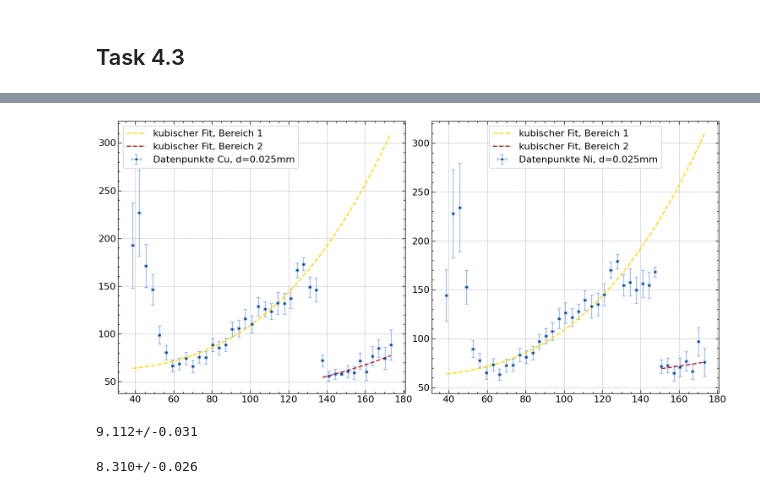
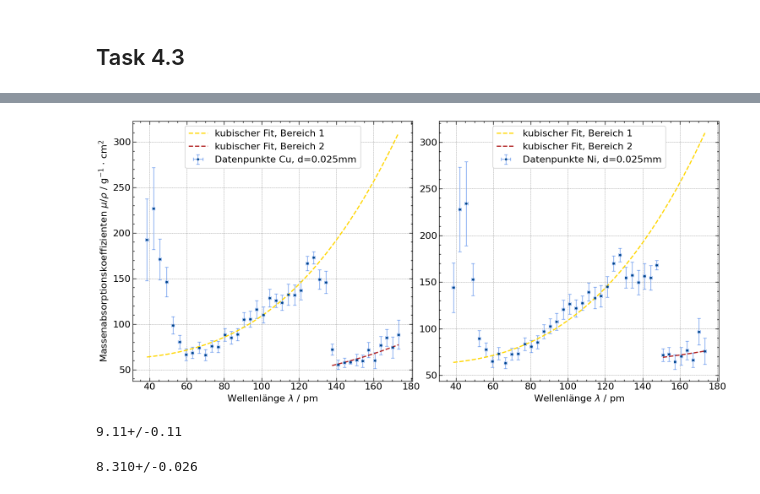
Before and after one commit to KemalOenen/advanced_labcourse, a Jupyter notebook: E130/data_analysis.ipynb, the cells around one changed output, grey strips where cells are left out. Drawn from its saved outputs; the diff is of its cells as text; code cells hidden in the pictures.

Commit message:
Neue Berechnung der Unsicherheit bei lambda_K

```diff
--- a/E130/data_analysis.ipynb
+++ b/E130/data_analysis.ipynb
@@ -777,6 +777,8 @@ x_axis_2 = np.array([(wavelength_43_Cu)[i].n for i in range(len(wavelength_43_Cu
 axs[0].plot(x_axis, (popt_Cu[0]*x_axis)**3 + popt_Cu[1], '--', color="gold", label="kubischer Fit, Bereich 1")
 axs[0].plot(x_axis_2, (popt_Cu_2[0]*x_axis_2)**3 + popt_Cu_2[1], '--', color="firebrick", label="kubischer Fit, Bereich 2")
 axs[0].legend()
+axs[0].set_ylabel(r"Massenabsorptionskoeffizienten $\mu/\rho$ / g$^{-1}$ $\cdot$ cm$^{2}$")
+axs[0].set_xlabel(r"Wellenlänge $\lambda$ / pm")
 print("Comparison Copper, region 1:", popt_Cu[0], "+/-", np.sqrt(pcov_Cu[0][0]))
 print("Comparison Copper, region 2:", popt_Cu_2[0], "+/-", np.sqrt(pcov_Cu_2[0][0]))
 
@@ -813,11 +815,12 @@ x_axis_2 = np.array([(wavelength_43_Ni)[i].n for i in range(len(wavelength_43_Ni
 axs[1].plot(x_axis, (popt_Cu[0]*x_axis)**3 + popt_Cu[1], '--', color="gold", label="kubischer Fit, Bereich 1")
 axs[1].plot(x_axis_2, (popt_Ni_2[0]*x_axis_2)**3 + popt_Ni_2[1], '--', color="firebrick", label="kubischer Fit, Bereich 2")
 axs[1].legend()
+axs[1].set_xlabel(r"Wellenlänge $\lambda$ / pm")
 print("Comparison Nickel, region 1:", popt_Ni[0], "+/-", np.sqrt(pcov_Ni[0][0]))
 print("Comparison Nickel, region 2:", popt_Ni_2[0], "+/-", np.sqrt(pcov_Ni_2[0][0]))
 
 
 plt.tight_layout()
-#plt.savefig("plots/Fits_Aufgabe4_task3.png", dpi=400)
+plt.savefig("plots/Fits_Aufgabe4_task3.png", dpi=400)
 plt.show()
 # %% [output]
@@ -828,14 +831,15 @@ Comparison Nickel, region 2: 0.015540997215794236 +/- 0.008125460054587325
-[figure, old version]
+[figure, new version]
 # %%
 # determine K-edge
 # copper
 upper = wavelength_43_Cu[len(wavelength_43_Cu)-12]*1e12
 lower = wavelength_43_Cu[len(wavelength_43_Cu)-13]*1e12
-K_Cu_lambda = (upper + lower)/2
+K_Cu_lambda = ufloat((upper.n + lower.n)/2, (upper.n - lower.n)/2)
+
 K_Cu = h*c/(K_Cu_lambda*1e-12) # J
 print(K_Cu/(1000*e))
 # %% [output]
-9.112+/-0.031
+9.11+/-0.11
 # %%
 # determine K-edge
 # nickel
```
Also changed, not shown: parts of 4 cells of this notebook, 2 other files.
